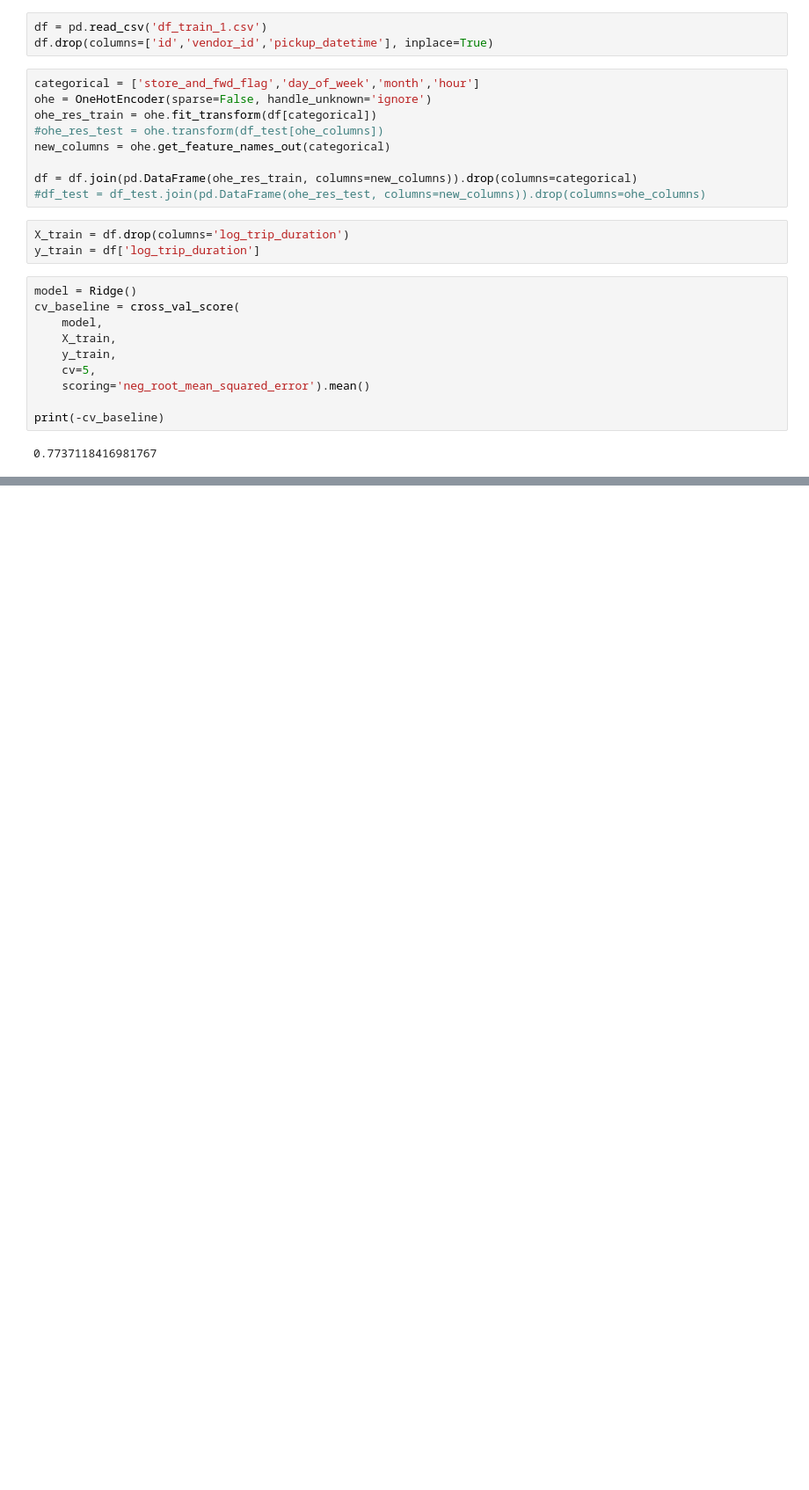
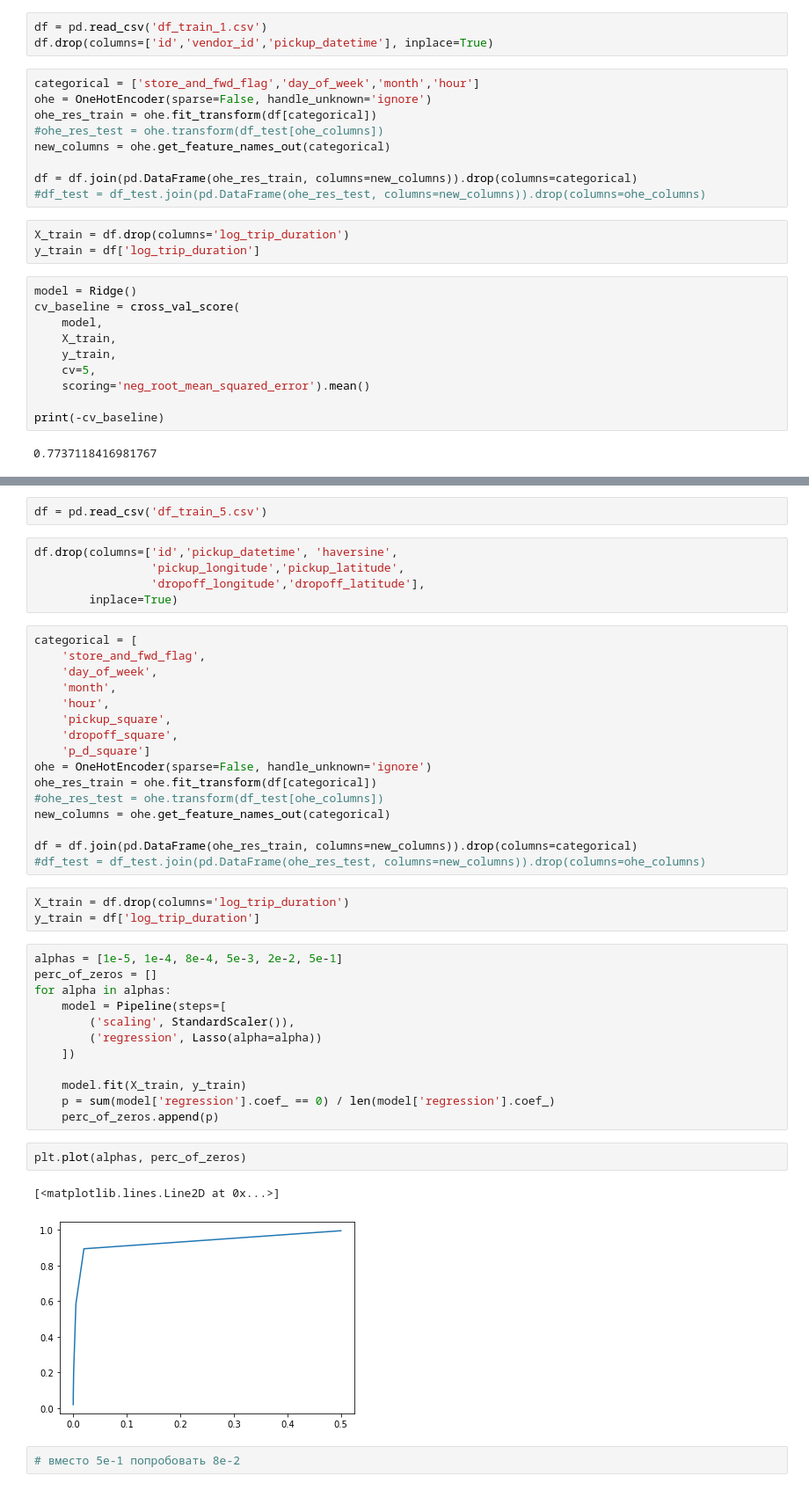
Before and after one commit to AndreyCh20/ml-course-hse-homeworks, a Jupyter notebook: 2/cv.ipynb, the cells around one changed output, grey strips where cells are left out. Shown at 88% size. Saved outputs shown, nothing was run; the diff lists cells and outputs as text; blank space fills up the shorter version.

```diff
--- a/2/cv.ipynb
+++ b/2/cv.ipynb
@@ -52,0 +220,45 @@ print(-cv_baseline)
+# %%
+df = pd.read_csv('df_train_5.csv')
+# %%
+df.drop(columns=['id','pickup_datetime', 'haversine',
+                 'pickup_longitude','pickup_latitude',
+                 'dropoff_longitude','dropoff_latitude'],
+        inplace=True)
+# %%
+categorical = [
+    'store_and_fwd_flag',
+    'day_of_week',
+    'month',
+    'hour',
+    'pickup_square',
+    'dropoff_square',
+    'p_d_square']
+ohe = OneHotEncoder(sparse=False, handle_unknown='ignore')
+ohe_res_train = ohe.fit_transform(df[categorical])
+#ohe_res_test = ohe.transform(df_test[ohe_columns])
+new_columns = ohe.get_feature_names_out(categorical)
+
+df = df.join(pd.DataFrame(ohe_res_train, columns=new_columns)).drop(columns=categorical)
+#df_test = df_test.join(pd.DataFrame(ohe_res_test, columns=new_columns)).drop(columns=ohe_columns)
+# %%
+X_train = df.drop(columns='log_trip_duration')
+y_train = df['log_trip_duration']
+# %%
+alphas = [1e-5, 1e-4, 8e-4, 5e-3, 2e-2, 5e-1]
+perc_of_zeros = []
+for alpha in alphas:
+    model = Pipeline(steps=[
+        ('scaling', StandardScaler()),
+        ('regression', Lasso(alpha=alpha))
+    ])
+
+    model.fit(X_train, y_train)
+    p = sum(model['regression'].coef_ == 0) / len(model['regression'].coef_)
+    perc_of_zeros.append(p)
+# %%
+plt.plot(alphas, perc_of_zeros)
+# %% [output]
+[<matplotlib.lines.Line2D at 0x...>]
+[figure, added]
+# %%
+# вместо 5e-1 попробовать 8e-2
```
Also changed, not shown: parts of 40 cells of this notebook, 3 other files.
